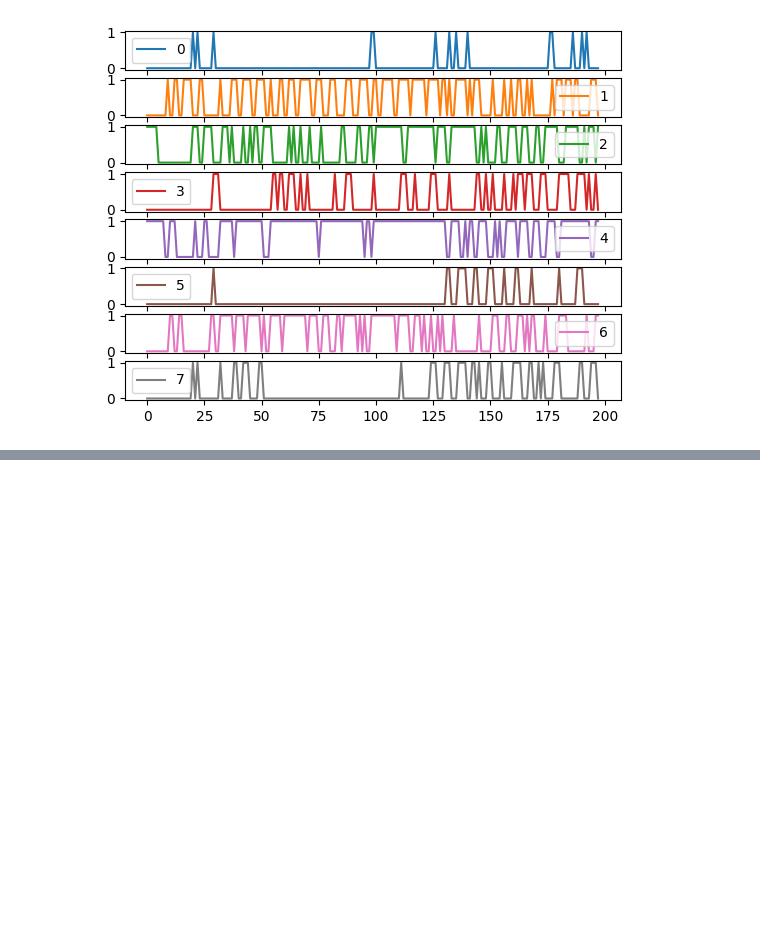
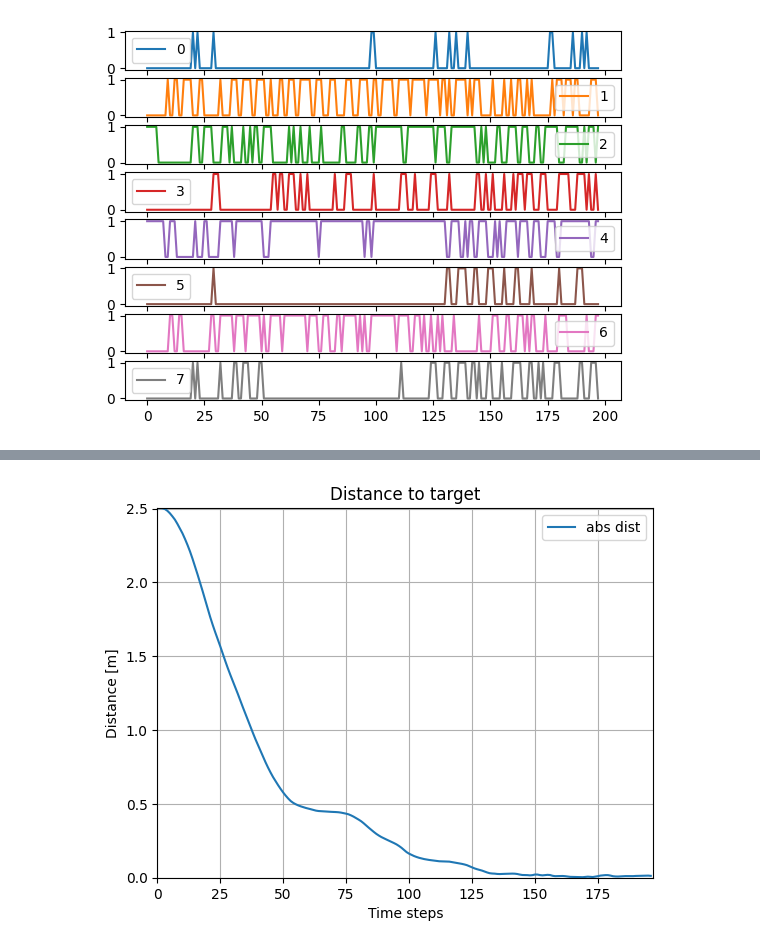
Before and after one commit to elharirymatteo/RANS, a Jupyter notebook: omniisaacgymenvs/utils/icra24_results.ipynb, the cells around one changed output, grey strips where cells are left out. Cells and saved outputs as stored; diff of their text form; code cells hidden in the pictures; blank space fills up the shorter version.

Commit message:
- added fucntions to plot the dynamic telemetries

```diff
--- a/omniisaacgymenvs/utils/icra24_results.ipynb
+++ b/omniisaacgymenvs/utils/icra24_results.ipynb
@@ -265,0 +223,3 @@ ValueError: all the input array dimensions for the concatenation axis must match
+# %%
+# convert all_RL_obs[1] to numpy array
+all_RL_obs = [df.to_numpy() for df in all_RL_obs]
@@ -324,0 +257,48 @@ percentage of time spent under (5deg, 2deg, 1deg): 97.16666666666667 95.5 95.333
+# %%
+
+def update(frame, tgrid, pos_error, line):
+    line.set_data(tgrid[:frame], np.linalg.norm(np.array([pos_error[:frame, 0], pos_error[:frame, 1]]), axis=0))
+    return line,
+
+def plot_single_GoToXY_distance_to_target_video(state_history: np.ndarray, tgrid: np.ndarray, save_dir: str, fig_count: int, fps: int = 5, show: bool = True, **kwargs) -> int:
+    """
+    Plot distance to target of a single agent and save it as a video using Matplotlib.
+    """
+    pos_error = state_history[:, 6:8]
+
+    # Create a directory to save the video
+    os.makedirs(save_dir, exist_ok=True)
+
+    # Set up the figure and axis
+    fig, ax = plt.subplots()
+    line, = ax.plot([], [], color=cm.get_cmap('tab20')(0))
+    ax.set_xlim(0, np.max(tgrid))
+    ax.set_ylim(0, np.max(np.linalg.norm(pos_error, axis=1)))
+    ax.set_xlabel('Time steps')
+    ax.set_ylabel('Distance [m]')
+    ax.legend(['abs dist'], loc='best')
+    ax.set_title('Distance to target')
+    ax.grid()
+
+    # Function to update the plot for each frame
+    ani = FuncAnimation(fig, update, frames=len(tgrid), fargs=(tgrid, pos_error, line), blit=True)
+
+    # Save the animation as an MP4 video
+    video_filename = os.path.join(save_dir, 'distance_to_position_target_video.mp4')
+    ani.save(video_filename, writer='ffmpeg', fps=fps)
+
+    if show:
+        plt.show()
+
+    return fig_count
+
+# Example usage
+state_history = np.random.rand(100, 8)  # Replace with actual state history data
+tgrid = np.arange(198)  # Replace with actual time grid data
+save_dir = 'path_to_save_directory'  # Replace with the desired save directory
+fig_count = 0
+fps = 10  # Frames per second for the video
+
+fig_count = plot_single_GoToXY_distance_to_target_video(all_RL_obs[0], tgrid, save_dir, fig_count, fps)
+# %% [output]
+[figure, added]
```
Also changed, not shown: parts of 12 cells of this notebook, 1 other file.
